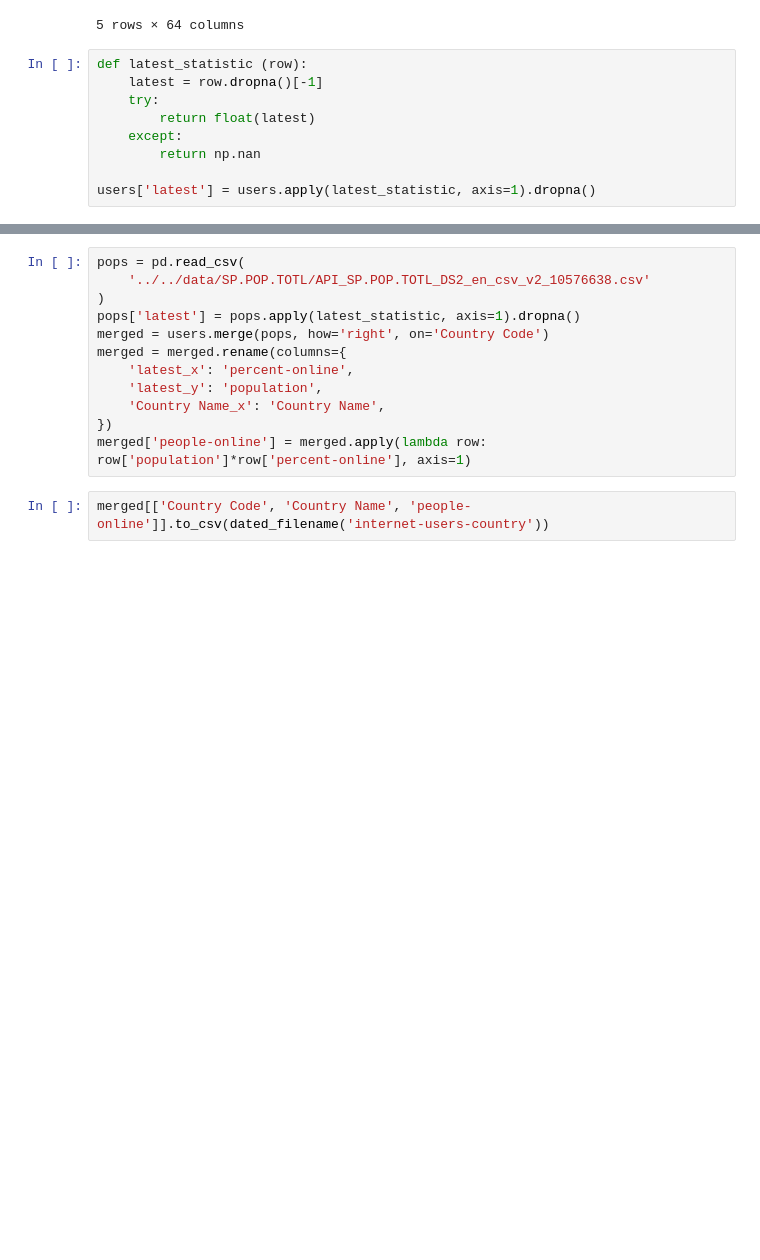
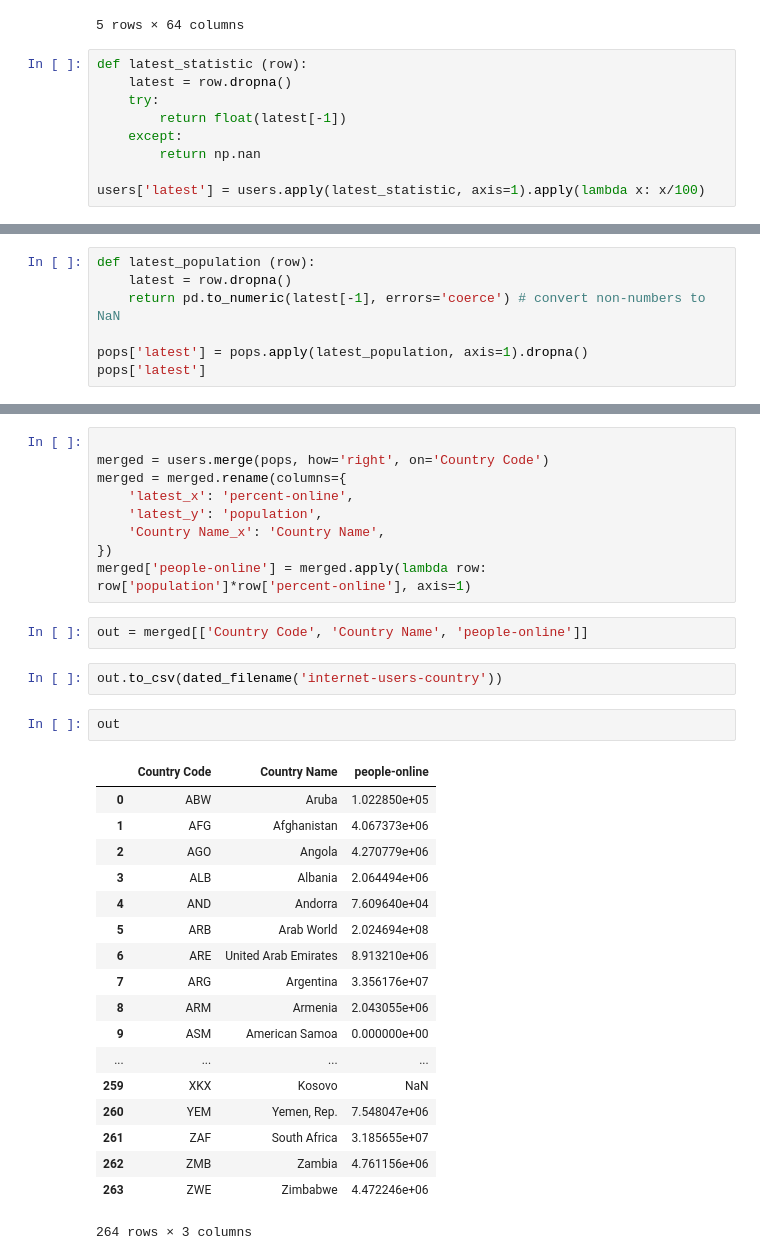
Before and after one commit to daylight-lab/III, a Jupyter notebook: shared/analysis/internet-users-by-country/internet-users-by-country.ipynb, the cells around one changed output, grey strips where cells are left out. Cells and saved outputs as stored; diff of their text form; blank space fills up the shorter version.

```diff
--- a/shared/analysis/internet-users-by-country/internet-users-by-country.ipynb
+++ b/shared/analysis/internet-users-by-country/internet-users-by-country.ipynb
@@ -29,10 +29,10 @@ users.head()
 5 rows × 64 columns
 # %%
 def latest_statistic (row):
-    latest = row.dropna()[-1]
+    latest = row.dropna()
     try:
-        return float(latest)
+        return float(latest[-1])
     except:
         return np.nan
 
-users['latest'] = users.apply(latest_statistic, axis=1).dropna()
+users['latest'] = users.apply(latest_statistic, axis=1).apply(lambda x: x/100)
@@ -38,0 +73,7 @@ users['latest'] = users.apply(latest_statistic, axis=1).dropna()
+# %%
+def latest_population (row):
+    latest = row.dropna()
+    return pd.to_numeric(latest[-1], errors='coerce') # convert non-numbers to NaN
+
+pops['latest'] = pops.apply(latest_population, axis=1).dropna()
+pops['latest']
@@ -39,8 +98,5 @@ users['latest'] = users.apply(latest_statistic, axis=1).dropna()
 # %%
-pops = pd.read_csv(
-    '../../data/SP.POP.TOTL/API_SP.POP.TOTL_DS2_en_csv_v2_10576638.csv'
-)
-pops['latest'] = pops.apply(latest_statistic, axis=1).dropna()
+
 merged = users.merge(pops, how='right', on='Country Code')
 merged = merged.rename(columns={
     'latest_x': 'percent-online',
@@ -49,4 +105,27 @@ merged = merged.rename(columns={
 })
 merged['people-online'] = merged.apply(lambda row: row['population']*row['percent-online'], axis=1)
 # %%
-merged[['Country Code', 'Country Name', 'people-online']].to_csv(dated_filename('internet-users-country'))
+out = merged[['Country Code', 'Country Name', 'people-online']]
+# %%
+out.to_csv(dated_filename('internet-users-country'))
+# %%
+out
+# %% [output]
+|  | Country Code | Country Name | people-online |
+| 0 | ABW | Aruba | 1.022850e+05 |
+| 1 | AFG | Afghanistan | 4.067373e+06 |
+| 2 | AGO | Angola | 4.270779e+06 |
+| 3 | ALB | Albania | 2.064494e+06 |
+| 4 | AND | Andorra | 7.609640e+04 |
+| 5 | ARB | Arab World | 2.024694e+08 |
+| 6 | ARE | United Arab Emirates | 8.913210e+06 |
+| 7 | ARG | Argentina | 3.356176e+07 |
+| 8 | ARM | Armenia | 2.043055e+06 |
+| 9 | ASM | American Samoa | 0.000000e+00 |
+| ... | ... | ... | ... |
+| 259 | XKX | Kosovo | NaN |
+| 260 | YEM | Yemen, Rep. | 7.548047e+06 |
+| 261 | ZAF | South Africa | 3.185655e+07 |
+| 262 | ZMB | Zambia | 4.761156e+06 |
+| 263 | ZWE | Zimbabwe | 4.472246e+06 |
+264 rows × 3 columns
```
Also changed, not shown: parts of 3 cells of this notebook, 4 other files.
